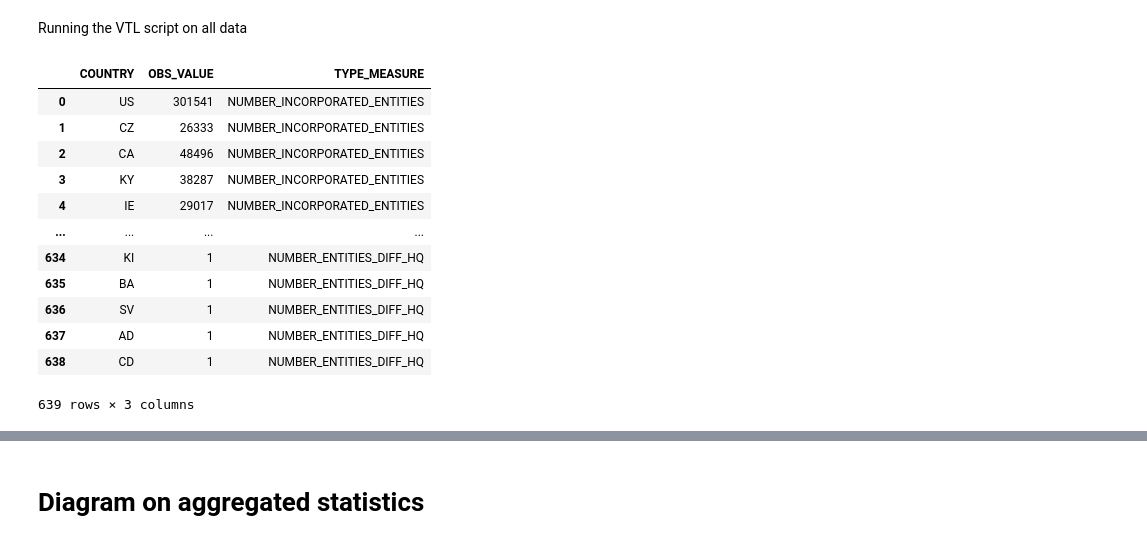
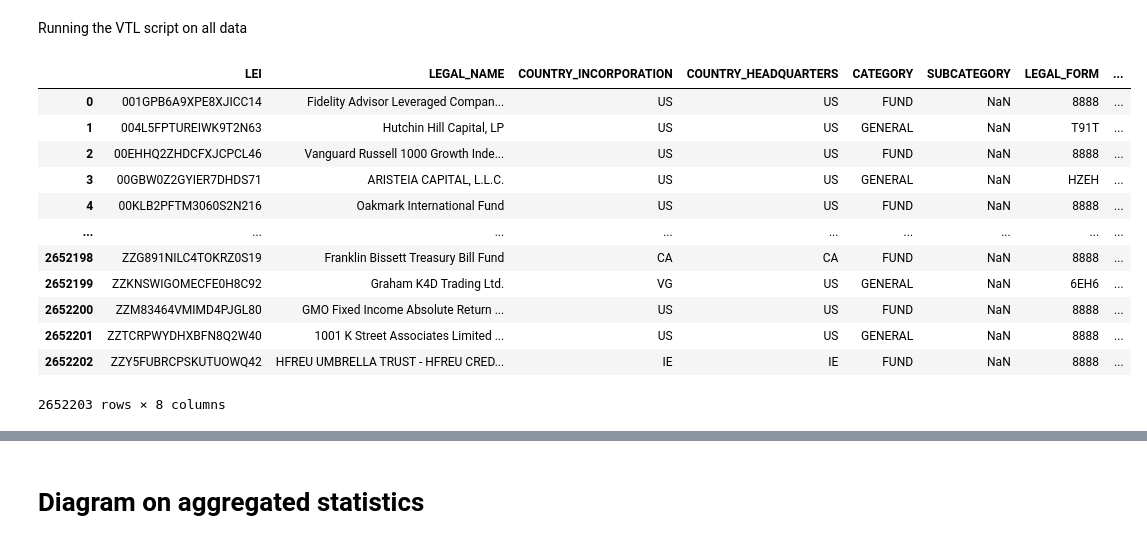
Before and after one commit to Meaningful-Data/intro_pysdmx_webinar, a Jupyter notebook: webinarDataProducersNoText.ipynb, the cells around one changed output, grey strips where cells are left out. Drawn from its saved outputs; the diff is of its cells as text; code cells hidden in the pictures.

Commit message:
Added data required for the notebook. Updated gitignore.

```diff
--- a/webinarDataProducersNoText.ipynb
+++ b/webinarDataProducersNoText.ipynb
@@ -184,23 +182,21 @@ display(valid_data)
 (See calculations.vtl)
 # %% [markdown]
 Running the VTL script on all data
-# %%
-script = _load_script("vtl/calculations.vtl")
-all_dataset = PandasDataset(structure=schema, data=pd.read_csv('data_files/golden_copy_changed.csv', dtype=str))
-
-calculations_result = run_vtl(script=script, dataset=all_dataset)
-display(calculations_result['lei_statistics'].data)
-# %% [output]
-|  | COUNTRY | OBS_VALUE | TYPE_MEASURE |
-| 0 | US | 301541 | NUMBER_INCORPORATED_ENTITIES |
-| 1 | CZ | 26333 | NUMBER_INCORPORATED_ENTITIES |
-| 2 | CA | 48496 | NUMBER_INCORPORATED_ENTITIES |
-| 3 | KY | 38287 | NUMBER_INCORPORATED_ENTITIES |
-| 4 | IE | 29017 | NUMBER_INCORPORATED_ENTITIES |
-| ... | ... | ... | ... |
-| 634 | KI | 1 | NUMBER_ENTITIES_DIFF_HQ |
-| 635 | BA | 1 | NUMBER_ENTITIES_DIFF_HQ |
-| 636 | SV | 1 | NUMBER_ENTITIES_DIFF_HQ |
-| 637 | AD | 1 | NUMBER_ENTITIES_DIFF_HQ |
-| 638 | CD | 1 | NUMBER_ENTITIES_DIFF_HQ |
-639 rows × 3 columns
+# %%
+script = _load_script("vtl/calculations.vtl")
+all_dataset = PandasDataset(structure=schema, data=pd.read_csv('data_files/golden_copy_changed.csv', dtype=str))
+display(all_dataset.data)
+# %% [output]
+|  | LEI | LEGAL_NAME | COUNTRY_INCORPORATION | COUNTRY_HEADQUARTERS | CATEGORY | SUBCATEGORY | LEGAL_FORM | ... |
+| 0 | 001GPB6A9XPE8XJICC14 | Fidelity Advisor Leveraged Compan... | US | US | FUND | NaN | 8888 | ... |
+| 1 | 004L5FPTUREIWK9T2N63 | Hutchin Hill Capital, LP | US | US | GENERAL | NaN | T91T | ... |
+| 2 | 00EHHQ2ZHDCFXJCPCL46 | Vanguard Russell 1000 Growth Inde... | US | US | FUND | NaN | 8888 | ... |
+| 3 | 00GBW0Z2GYIER7DHDS71 | ARISTEIA CAPITAL, L.L.C. | US | US | GENERAL | NaN | HZEH | ... |
+| 4 | 00KLB2PFTM3060S2N216 | Oakmark International Fund | US | US | FUND | NaN | 8888 | ... |
+| ... | ... | ... | ... | ... | ... | ... | ... | ... |
+| 2652198 | ZZG891NILC4TOKRZ0S19 | Franklin Bissett Treasury Bill Fund | CA | CA | FUND | NaN | 8888 | ... |
+| 2652199 | ZZKNSWIGOMECFE0H8C92 | Graham K4D Trading Ltd. | VG | US | GENERAL | NaN | 6EH6 | ... |
+| 2652200 | ZZM83464VMIMD4PJGL80 | GMO Fixed Income Absolute Return ... | US | US | FUND | NaN | 8888 | ... |
+| 2652201 | ZZTCRPWYDHXBFN8Q2W40 | 1001 K Street Associates Limited ... | US | US | GENERAL | NaN | 8888 | ... |
+| 2652202 | ZZY5FUBRCPSKUTUOWQ42 | HFREU UMBRELLA TRUST - HFREU CRED... | IE | IE | FUND | NaN | 8888 | ... |
+2652203 rows × 8 columns
```
Also changed, not shown: parts of 8 cells of this notebook, 1 other file.
